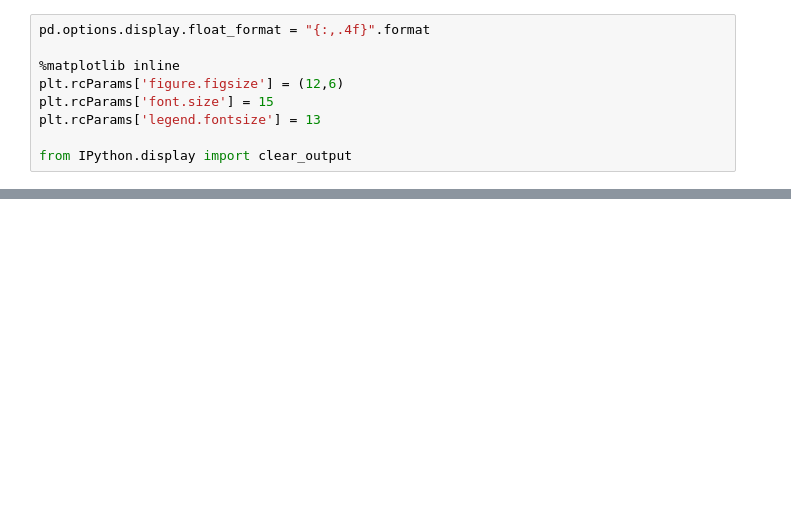
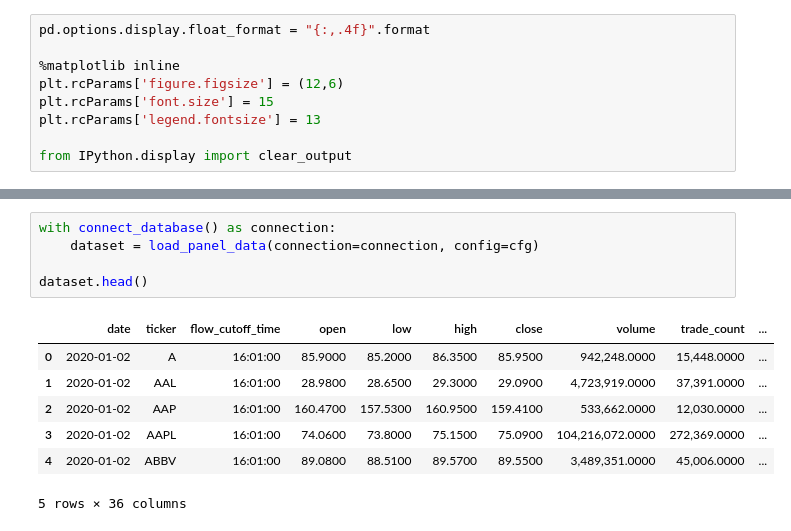
Before and after one commit to mldoyle/mldoyle.github.io, a Jupyter notebook: notebooks/order-flow-backtest.ipynb, the cells around one changed output, grey strips where cells are left out. Drawn from its saved outputs; the diff is of its cells as text; blank space fills up the shorter version.

```diff
--- a/notebooks/order-flow-backtest.ipynb
+++ b/notebooks/order-flow-backtest.ipynb
@@ -45,2 +116,15 @@ We use a licensed proprietary dataset provided by [Exponential Technoliges](http
+# %%
+with connect_database() as connection:
+    dataset = load_panel_data(connection=connection, config=cfg)
+
+dataset.head()
+# %% [output]
+|  | date | ticker | flow_cutoff_time | open | low | high | close | volume | trade_count | ... |
+| 0 | 2020-01-02 | A | 16:01:00 | 85.9000 | 85.2000 | 86.3500 | 85.9500 | 942,248.0000 | 15,448.0000 | ... |
+| 1 | 2020-01-02 | AAL | 16:01:00 | 28.9800 | 28.6500 | 29.3000 | 29.0900 | 4,723,919.0000 | 37,391.0000 | ... |
+| 2 | 2020-01-02 | AAP | 16:01:00 | 160.4700 | 157.5300 | 160.9500 | 159.4100 | 533,662.0000 | 12,030.0000 | ... |
+| 3 | 2020-01-02 | AAPL | 16:01:00 | 74.0600 | 73.8000 | 75.1500 | 75.0900 | 104,216,072.0000 | 272,369.0000 | ... |
+| 4 | 2020-01-02 | ABBV | 16:01:00 | 89.0800 | 88.5100 | 89.5700 | 89.5500 | 3,489,351.0000 | 45,006.0000 | ... |
+5 rows × 36 columns
 # %% [markdown]
 ## Risk Model
```
Also changed, not shown: parts of 24 cells of this notebook, 2 other files.
